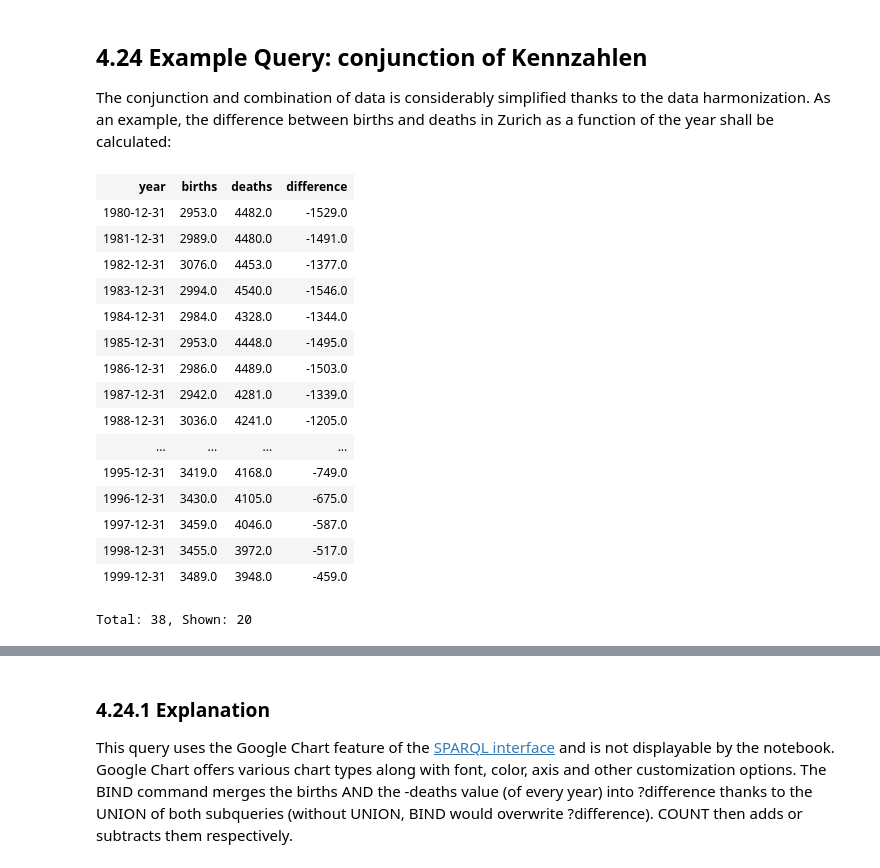
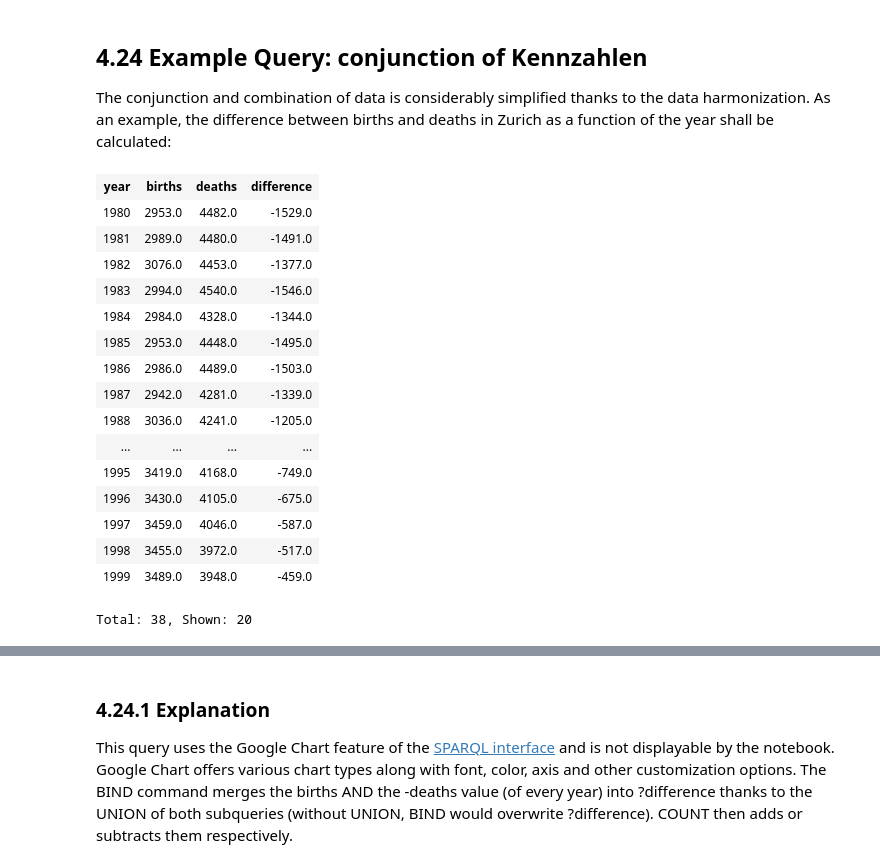
Before and after one commit to StatistikStadtZuerich/documentation, a Jupyter notebook: Linked_Data/Manual/LOSD_Manual_of_Statistik_Stadt_Zurich.ipynb, the cells around one changed output, grey strips where cells are left out. Cells and saved outputs as stored; diff of their text form; code cells hidden in the pictures.

```diff
--- a/Linked_Data/Manual/LOSD_Manual_of_Statistik_Stadt_Zurich.ipynb
+++ b/Linked_Data/Manual/LOSD_Manual_of_Statistik_Stadt_Zurich.ipynb
@@ -1730,50 +1734,50 @@ SELECT ?year (SUM(?births) AS ?births) (SUM(?deaths) AS ?deaths) (SUM(?differenc
 FROM <https://linked.opendata.swiss/graph/zh/statistics>
 WHERE{
     ?observation a qb:Observation;
         property:RAUM ?Raum;
         property:ZEIT ?Zeit.
 
     #extract births
     {
     ?observation qb:dataSet dataset:GEB-RAUM-ZEIT;
     measure:GEB ?births.
     BIND(?births AS ?difference)
     }
 
     UNION
 
     #extract deaths
     {
     ?observation qb:dataSet dataset:GES-RAUM-ZEIT;
     measure:GES ?deaths.
     BIND(?deaths*-1 AS ?difference)
     }
 
     #Raum = Zurich
     FILTER(?Raum = code:R30000)
 
-    #date2string for Google Chart
-    BIND(STR(?Zeit) AS ?year)
+    #date2year as string for Google Chart
+    BIND(SUBSTR(STR(?Zeit),1,4) AS ?year)
 }
 GROUP BY ?year
 ORDER BY ?year
 # %% [output]
 | year | births | deaths | difference |
-| 1980-12-31 | 2953.0 | 4482.0 | -1529.0 |
-| 1981-12-31 | 2989.0 | 4480.0 | -1491.0 |
-| 1982-12-31 | 3076.0 | 4453.0 | -1377.0 |
-| 1983-12-31 | 2994.0 | 4540.0 | -1546.0 |
-| 1984-12-31 | 2984.0 | 4328.0 | -1344.0 |
-| 1985-12-31 | 2953.0 | 4448.0 | -1495.0 |
-| 1986-12-31 | 2986.0 | 4489.0 | -1503.0 |
-| 1987-12-31 | 2942.0 | 4281.0 | -1339.0 |
-| 1988-12-31 | 3036.0 | 4241.0 | -1205.0 |
+| 1980 | 2953.0 | 4482.0 | -1529.0 |
+| 1981 | 2989.0 | 4480.0 | -1491.0 |
+| 1982 | 3076.0 | 4453.0 | -1377.0 |
+| 1983 | 2994.0 | 4540.0 | -1546.0 |
+| 1984 | 2984.0 | 4328.0 | -1344.0 |
+| 1985 | 2953.0 | 4448.0 | -1495.0 |
+| 1986 | 2986.0 | 4489.0 | -1503.0 |
+| 1987 | 2942.0 | 4281.0 | -1339.0 |
+| 1988 | 3036.0 | 4241.0 | -1205.0 |
 | ... | ... | ... | ... |
-| 1995-12-31 | 3419.0 | 4168.0 | -749.0 |
-| 1996-12-31 | 3430.0 | 4105.0 | -675.0 |
-| 1997-12-31 | 3459.0 | 4046.0 | -587.0 |
-| 1998-12-31 | 3455.0 | 3972.0 | -517.0 |
-| 1999-12-31 | 3489.0 | 3948.0 | -459.0 |
+| 1995 | 3419.0 | 4168.0 | -749.0 |
+| 1996 | 3430.0 | 4105.0 | -675.0 |
+| 1997 | 3459.0 | 4046.0 | -587.0 |
+| 1998 | 3455.0 | 3972.0 | -517.0 |
+| 1999 | 3489.0 | 3948.0 | -459.0 |
 Total: 38, Shown: 20
 # %% [markdown]
 <img src="images/births-deaths_query.png" width="800px" style="float:none;margin-left:0">
```
Also changed, not shown: parts of 19 cells of this notebook, 1 other file.
